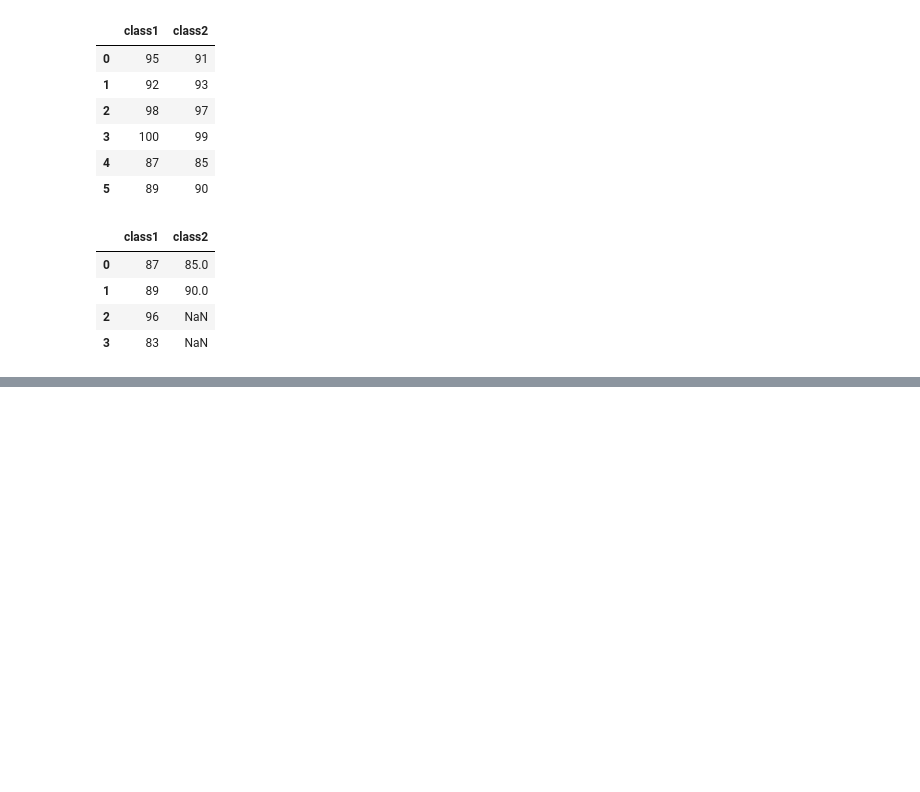
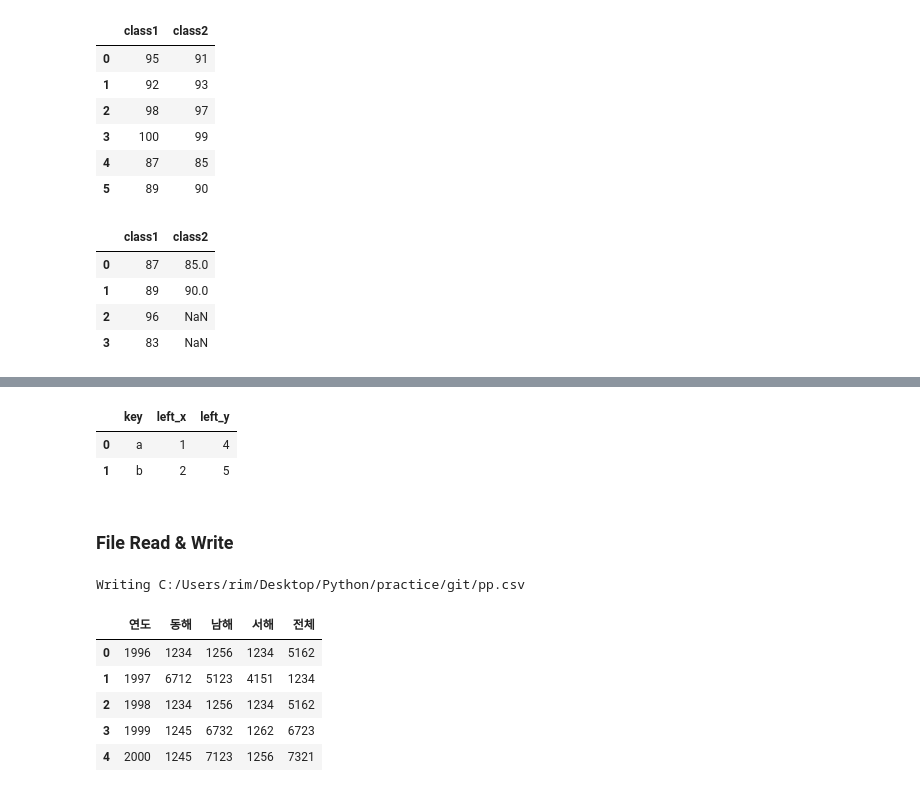
Before and after one commit to ppangh11/Practice_Python, a Jupyter notebook: Pandas연습.ipynb, the cells around one changed output, grey strips where cells are left out. Saved outputs shown, nothing was run; the diff lists cells and outputs as text; code cells hidden in the pictures; blank space fills up the shorter version.

```diff
--- a/Pandas연습.ipynb
+++ b/Pandas연습.ipynb
@@ -407,0 +477,27 @@ df2.append(df3,ignore_index=True)
+# %%
+df_left.merge(df_right,how='inner',on='key')
+# %% [output]
+|  | key | left_x | left_y |
+| 0 | a | 1 | 4 |
+| 1 | b | 2 | 5 |
+# %% [markdown]
+### File Read & Write
+# %%
+%%writefile C:/Users/rim/Desktop/Python/practice/git/pp.csv #csv만들기
+    연도,동해,남해,서해,전체
+    1996,1234,1256,1234,5162
+    1997,6712,5123,4151,1234
+    1998,1234,1256,1234,5162
+    1999,1245,6732,1262,6723
+    2000,1245,7123,1256,7321
+# %% [output]
+Writing C:/Users/rim/Desktop/Python/practice/git/pp.csv
+# %%
+pd.read_csv('C:/Users/rim/Desktop/Python/practice/git/pp.csv')
+# %% [output]
+|  | 연도 | 동해 | 남해 | 서해 | 전체 |
+| 0 | 1996 | 1234 | 1256 | 1234 | 5162 |
+| 1 | 1997 | 6712 | 5123 | 4151 | 1234 |
+| 2 | 1998 | 1234 | 1256 | 1234 | 5162 |
+| 3 | 1999 | 1245 | 6732 | 1262 | 6723 |
+| 4 | 2000 | 1245 | 7123 | 1256 | 7321 |
```
Also changed, not shown: parts of 11 cells of this notebook.
